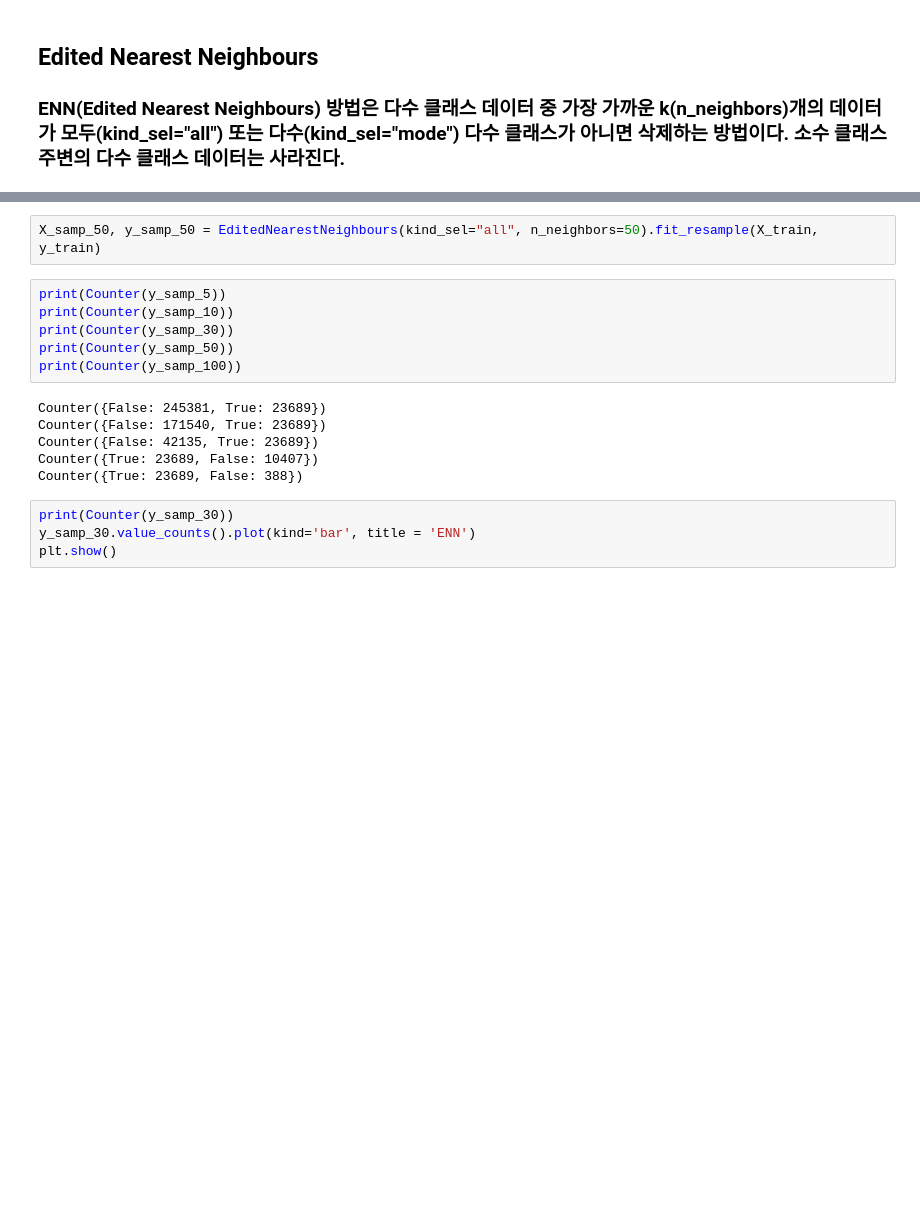
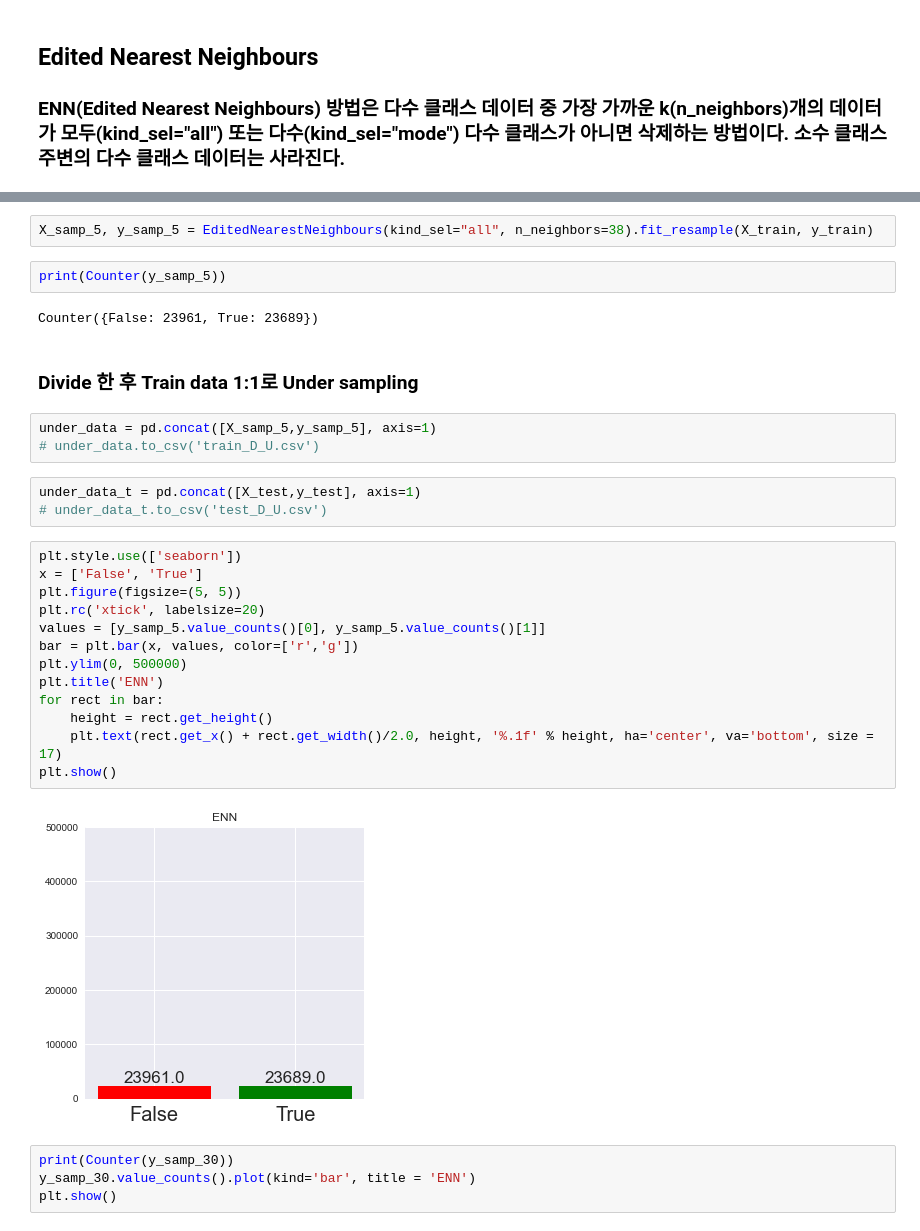
Before and after one commit to noseaj/mimiciv-High-blood-pressure, a Jupyter notebook: modeling/under_over_sampling.ipynb, the cells around one changed output, grey strips where cells are left out. Cells and saved outputs as stored; diff of their text form; blank space fills up the shorter version.

Commit message:
- reupdate under/over sampling & dataset

```diff
--- a/modeling/under_over_sampling.ipynb
+++ b/modeling/under_over_sampling.ipynb
@@ -80,17 +85,32 @@ X_samp, y_samp = EditedNearestNeighbours(kind_sel="all", n_neighbors=5, random_s
 # %%
-X_samp_50, y_samp_50 = EditedNearestNeighbours(kind_sel="all", n_neighbors=50).fit_resample(X_train, y_train)
+X_samp_5, y_samp_5 = EditedNearestNeighbours(kind_sel="all", n_neighbors=38).fit_resample(X_train, y_train)
-# %%
-print(Counter(y_samp_5))
-print(Counter(y_samp_10))
-print(Counter(y_samp_30))
-print(Counter(y_samp_50))
-print(Counter(y_samp_100))
-# %% [output]
-Counter({False: 245381, True: 23689})
-Counter({False: 171540, True: 23689})
-Counter({False: 42135, True: 23689})
-Counter({True: 23689, False: 10407})
-Counter({True: 23689, False: 388})
+# %%
+print(Counter(y_samp_5))
+# %% [output]
+Counter({False: 23961, True: 23689})
+# %% [markdown]
+### Divide 한 후 Train data 1:1로  Under sampling
+# %%
+under_data = pd.concat([X_samp_5,y_samp_5], axis=1)
+# under_data.to_csv('train_D_U.csv')
+# %%
+under_data_t = pd.concat([X_test,y_test], axis=1)
+# under_data_t.to_csv('test_D_U.csv')
+# %%
+plt.style.use(['seaborn'])
+x = ['False', 'True']
+plt.figure(figsize=(5, 5))
+plt.rc('xtick', labelsize=20)
+values = [y_samp_5.value_counts()[0], y_samp_5.value_counts()[1]]
+bar = plt.bar(x, values, color=['r','g'])
+plt.ylim(0, 500000)
+plt.title('ENN')
+for rect in bar:
+    height = rect.get_height()
+    plt.text(rect.get_x() + rect.get_width()/2.0, height, '%.1f' % height, ha='center', va='bottom', size = 17)
+plt.show()
+# %% [output]
+[figure, added]
 # %%
 print(Counter(y_samp_30))
 y_samp_30.value_counts().plot(kind='bar', title = 'ENN')
```
Also changed, not shown: parts of 9 cells of this notebook.
